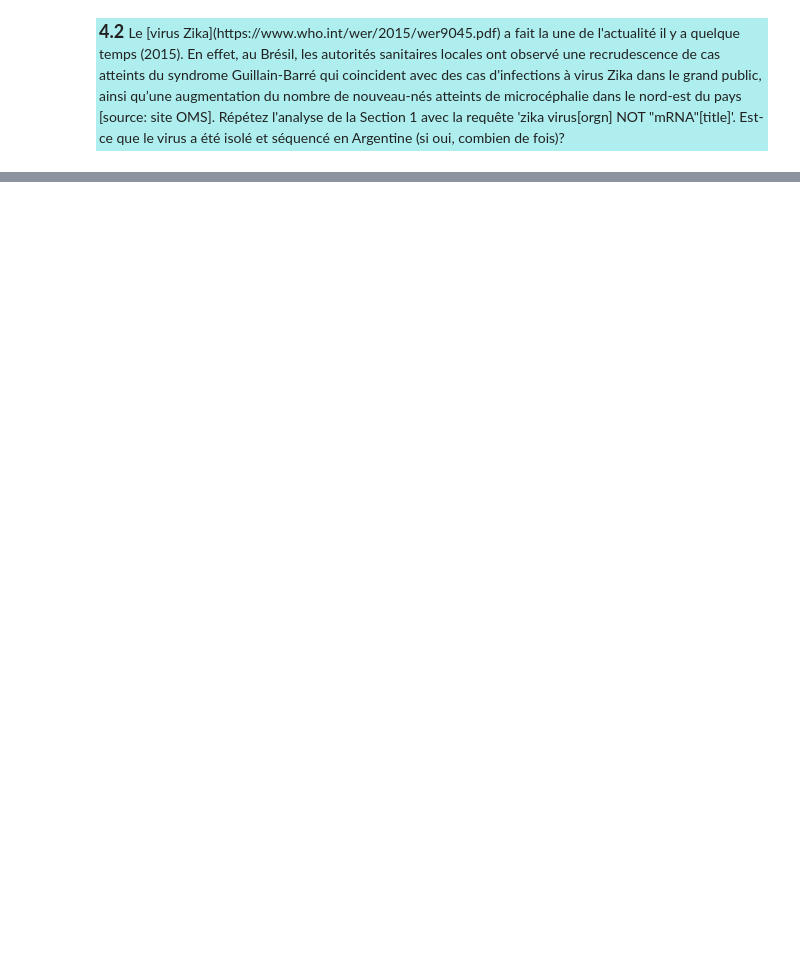
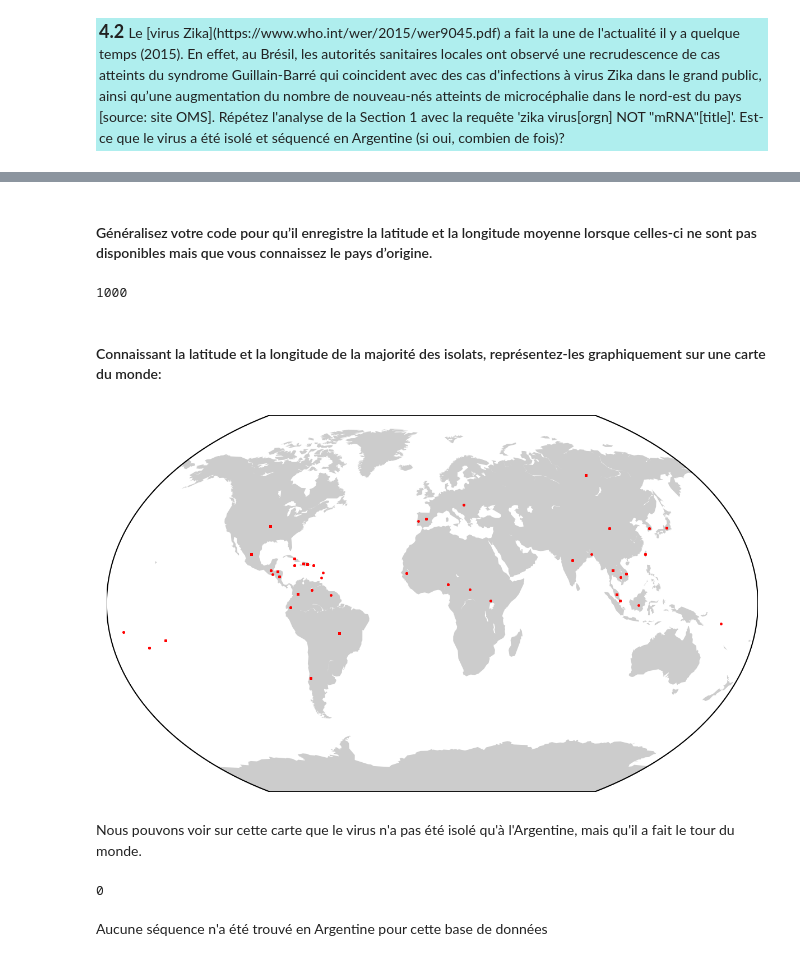
Before and after one commit to Nortalle/BBC_lab02, a Jupyter notebook: Labo-2_BBC-2019.ipynb, the cells around one changed output, grey strips where cells are left out. Drawn from its saved outputs; the diff is of its cells as text; code cells hidden in the pictures; blank space fills up the shorter version.

Commit message:
fini, et prêt pour github pages

```diff
--- a/Labo-2_BBC-2019.ipynb
+++ b/Labo-2_BBC-2019.ipynb
@@ -695,0 +677,7 @@ Votre réponse...
+# %%
+query = 'zika virus[orgn] NOT "mRNA"[title]'
+handle = Entrez.esearch(db='nucleotide',retmax=1000,term=query)
+record = Entrez.read(handle)
+gi = record['IdList']
+#print(gi)
+print(len(gi))
@@ -695,0 +688,4 @@ Votre réponse...
+# %%
+protein_info = Entrez.efetch(db="nucleotide",id=gi,rettype="gb",retmode="xml")
+protein_info = Entrez.read(protein_info)
+print(len(protein_info))
@@ -695,0 +696,12 @@ Votre réponse...
+# %%
+country = []
+
+for info in protein_info:
+    current_country = 'NA'
+    for j,feat in enumerate(info['GBSeq_feature-table'][0]['GBFeature_quals']):
+
+        if feat['GBQualifier_name']=='country':
+            current_country = feat['GBQualifier_value'].split(':')[0]
+    country.append(current_country)
+
+print(len(country))
@@ -695,0 +742,36 @@ Votre réponse...
+# %% [markdown]
+#### Généralisez votre code pour qu’il enregistre la latitude et la longitude moyenne lorsque celles-ci ne sont pas disponibles mais que vous connaissez le pays d’origine.
+# %%
+for i in range(len(lat_lon)):
+    current_lat_lon = {'lat': float('nan'), 'lon': float('nan')}
+    if lat_lon[i]['lat'] != None:
+        current_country = country[i]
+        if current_country != 'NA':
+            idx_country = list(country_latlon['country']).index(country[i])
+            current_lat_lon['lat'] = country_latlon['latitude'][idx_country]
+            current_lat_lon['lon'] = country_latlon['longitude'][idx_country]
+            lat_lon[i] = current_lat_lon
+print(len(lat_lon))
+# %% [output]
+1000
+# %% [markdown]
+#### Connaissant la latitude et la longitude de la majorité des isolats, représentez-les graphiquement sur une carte du monde:
+# %%
+fig = plt.figure(num=None,figsize=(10,7),dpi=150) # ouvre une fenêtre
+m = Basemap(projection='kav7',lon_0=0,lat_0=60) # carte du monde avec projection
+for current_lat_lon in lat_lon: # On parcourt chaqunes des latitudes et longitudes enregistrée
+    x, y = m(current_lat_lon['lon'],current_lat_lon['lat']) # transforme lat,lon avec la projection utilisée
+    m.scatter(x,y,7,marker='.',color='r') # représente les isolats en rouge
+m.fillcontinents(zorder=0) # dessine les continents
+plt.show()
+fig.savefig('map_isolats.png', dpi=fig.dpi) # sauve la figure
+# %% [output]
+[figure, added]
+# %% [markdown]
+Nous pouvons voir sur cette carte que le virus n'a pas été isolé qu'à l'Argentine, mais qu'il a fait le tour du monde.
+# %%
+country.count('Argentina')
+# %% [output]
+0
+# %% [markdown]
+Aucune séquence n'a été trouvé en Argentine pour cette base de données
```
Also changed, not shown: parts of 18 cells of this notebook, 6 other files.
